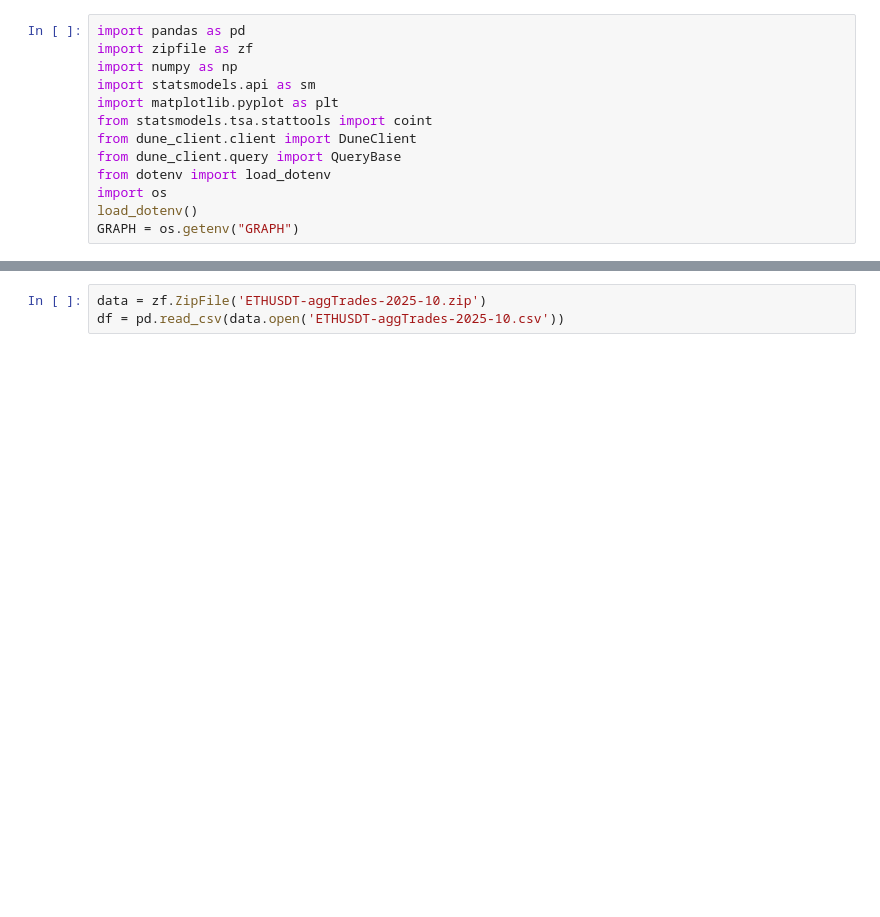
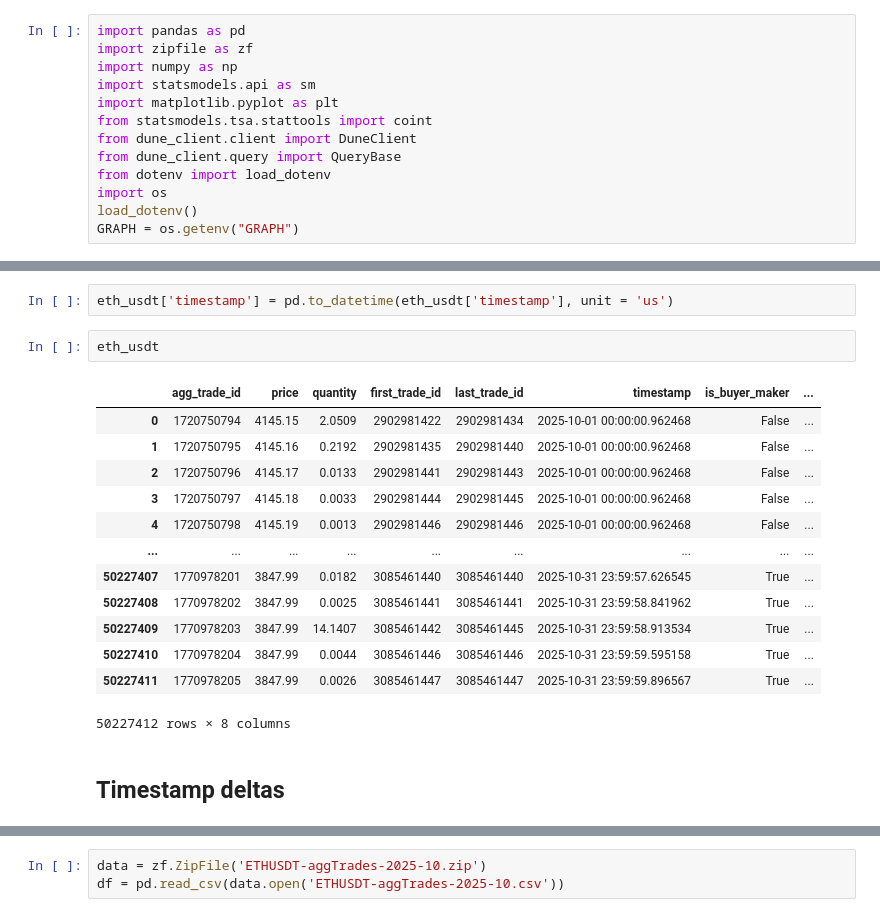
Before and after one commit to 50und/blockchain_final_project_2025, a Jupyter notebook: final_project.ipynb, the cells around one changed output, grey strips where cells are left out. Cells and saved outputs as stored; diff of their text form; blank space fills up the shorter version.

```diff
--- a/final_project.ipynb
+++ b/final_project.ipynb
@@ -13,0 +1760,20 @@ GRAPH = os.getenv("GRAPH")
+# %%
+eth_usdt['timestamp'] = pd.to_datetime(eth_usdt['timestamp'], unit = 'us')
+# %%
+eth_usdt
+# %% [output]
+|  | agg_trade_id | price | quantity | first_trade_id | last_trade_id | timestamp | is_buyer_maker | ... |
+| 0 | 1720750794 | 4145.15 | 2.0509 | 2902981422 | 2902981434 | 2025-10-01 00:00:00.962468 | False | ... |
+| 1 | 1720750795 | 4145.16 | 0.2192 | 2902981435 | 2902981440 | 2025-10-01 00:00:00.962468 | False | ... |
+| 2 | 1720750796 | 4145.17 | 0.0133 | 2902981441 | 2902981443 | 2025-10-01 00:00:00.962468 | False | ... |
+| 3 | 1720750797 | 4145.18 | 0.0033 | 2902981444 | 2902981445 | 2025-10-01 00:00:00.962468 | False | ... |
+| 4 | 1720750798 | 4145.19 | 0.0013 | 2902981446 | 2902981446 | 2025-10-01 00:00:00.962468 | False | ... |
+| ... | ... | ... | ... | ... | ... | ... | ... | ... |
+| 50227407 | 1770978201 | 3847.99 | 0.0182 | 3085461440 | 3085461440 | 2025-10-31 23:59:57.626545 | True | ... |
+| 50227408 | 1770978202 | 3847.99 | 0.0025 | 3085461441 | 3085461441 | 2025-10-31 23:59:58.841962 | True | ... |
+| 50227409 | 1770978203 | 3847.99 | 14.1407 | 3085461442 | 3085461445 | 2025-10-31 23:59:58.913534 | True | ... |
+| 50227410 | 1770978204 | 3847.99 | 0.0044 | 3085461446 | 3085461446 | 2025-10-31 23:59:59.595158 | True | ... |
+| 50227411 | 1770978205 | 3847.99 | 0.0026 | 3085461447 | 3085461447 | 2025-10-31 23:59:59.896567 | True | ... |
+50227412 rows × 8 columns
+# %% [markdown]
+## Timestamp deltas
```
Also changed, not shown: parts of 48 cells of this notebook, 1 other file.
